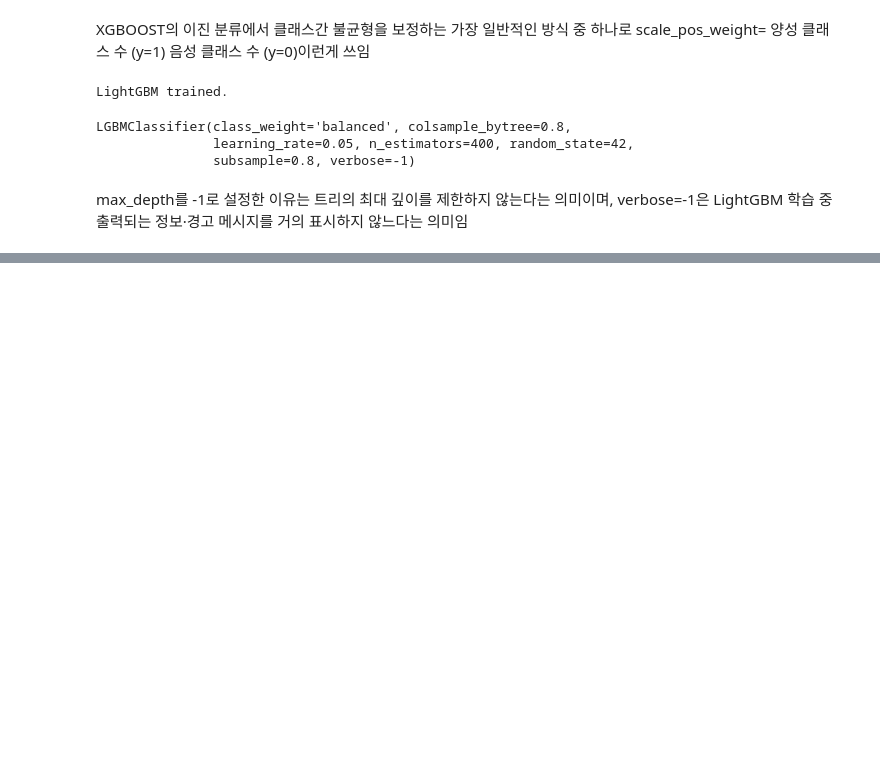
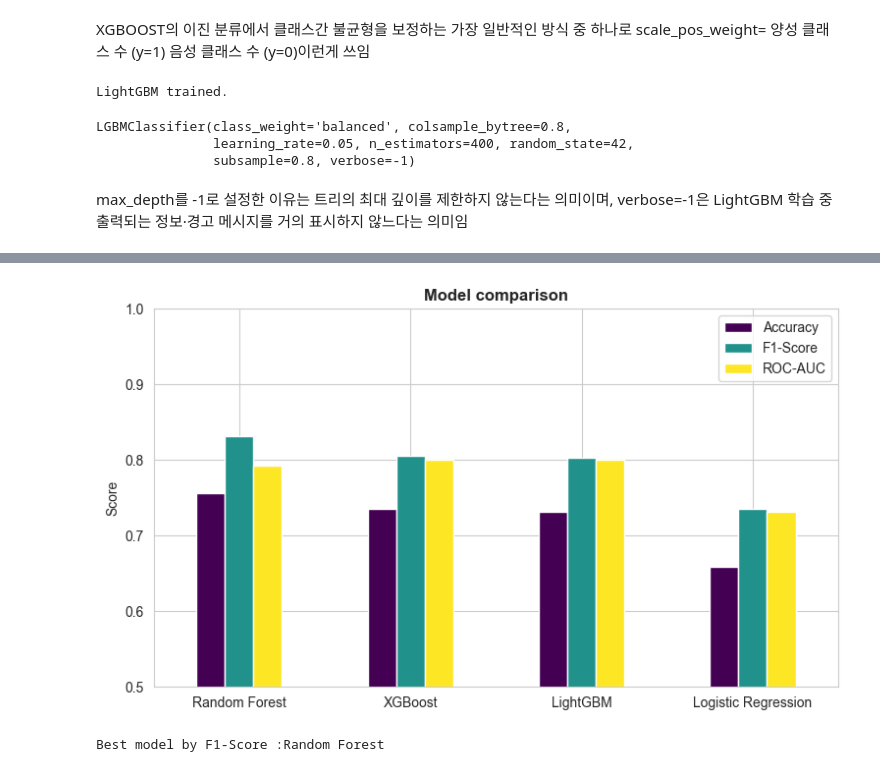
Before and after one commit to bikuud/Study_for_data, a Jupyter notebook: Practice/Kaggle/Code/kaggle_260915.ipynb, the cells around one changed output, grey strips where cells are left out. Drawn from its saved outputs; the diff is of its cells as text; code cells hidden in the pictures; blank space fills up the shorter version.

```diff
--- a/Practice/Kaggle/Code/kaggle_260915.ipynb
+++ b/Practice/Kaggle/Code/kaggle_260915.ipynb
@@ -267,3 +269,7 @@ LGBMClassifier(class_weight='balanced', colsample_bytree=0.8,
                subsample=0.8, verbose=-1)
 # %% [markdown]
 max_depth를 -1로 설정한 이유는 트리의 최대 깊이를 제한하지 않는다는 의미이며, verbose=-1은 LightGBM 학습 중 출력되는 정보·경고 메시지를 거의 표시하지 않느다는 의미임
+# %%
+results_df=pd.DataFrame(results).T.sort_values('F1-Score', ascending=False)
+results_df=results_df.round(4)
+results_df
@@ -269,0 +305,17 @@ max_depth를 -1로 설정한 이유는 트리의 최대 깊이를 제한하지
+# %%
+results_df[['Accuracy','F1-Score', 'ROC-AUC']].plot(
+    kind='bar', figsize=(9,5), colormap='viridis'
+)
+plt.title('Model comparison', fontweight='bold')
+plt.ylabel('Score')
+plt.xticks(rotation=0)
+plt.ylim(0.5, 1.0)
+plt.legend(loc='upper right')
+plt.show()
+# %% [output]
+[figure, added]
+# %%
+best_model_name=results_df['F1-Score'].idxmax()
+print(f'Best model by F1-Score :{best_model_name}')
+# %% [output]
+Best model by F1-Score :Random Forest
```
Also changed, not shown: parts of 6 cells of this notebook, 1 other file.
